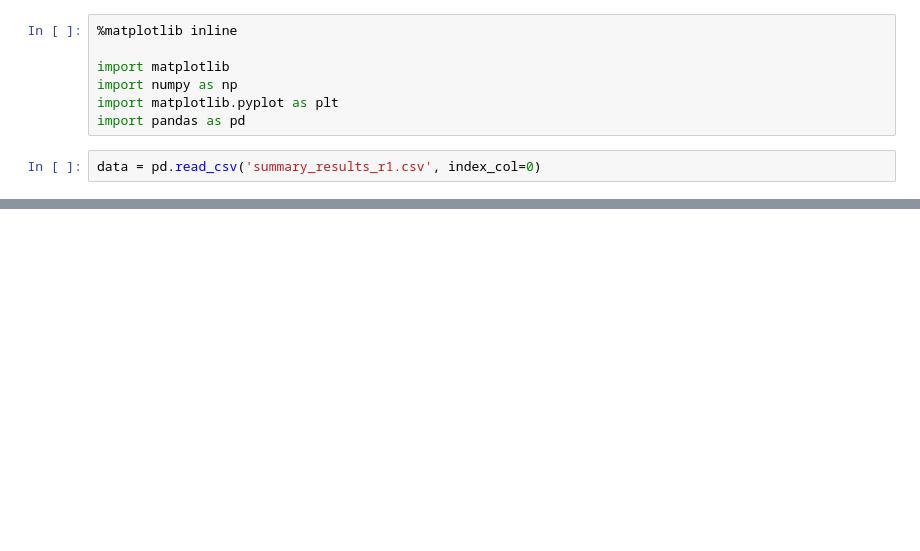
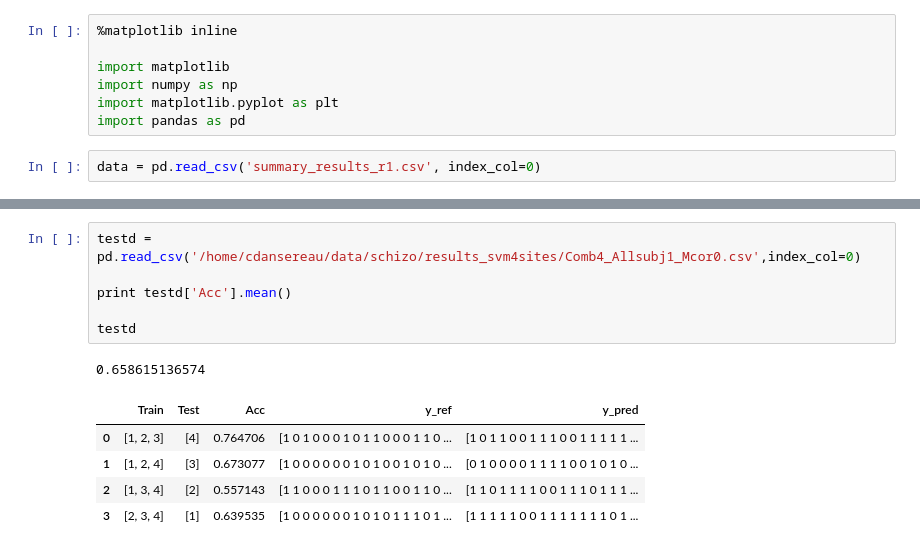
Before and after one commit to SIMEXP/schizo_multisite, a Jupyter notebook: figures/boxplot_acc.ipynb, the cells around one changed output, grey strips where cells are left out. Drawn from its saved outputs; the diff is of its cells as text; blank space fills up the shorter version.

```diff
--- a/figures/boxplot_acc.ipynb
+++ b/figures/boxplot_acc.ipynb
@@ -99,0 +83,13 @@ Weight ratio [ 0.70348837  0.86428571  1.16346154  1.77941176]
+# %%
+testd = pd.read_csv('/home/cdansereau/data/schizo/results_svm4sites/Comb4_Allsubj1_Mcor0.csv',index_col=0)
+
+print testd['Acc'].mean()
+
+testd
+# %% [output]
+0.658615136574
+|  | Train | Test | Acc | y_ref | y_pred |
+| 0 | [1, 2, 3] | [4] | 0.764706 | [1 0 1 0 0 0 1 0 1 1 0 0 0 1 1 0 ... | [1 0 1 1 0 0 1 1 1 0 0 1 1 1 1 1 ... |
+| 1 | [1, 2, 4] | [3] | 0.673077 | [1 0 0 0 0 0 0 1 0 1 0 0 1 0 1 0 ... | [0 1 0 0 0 0 1 1 1 1 0 0 1 0 1 0 ... |
+| 2 | [1, 3, 4] | [2] | 0.557143 | [1 1 0 0 0 1 1 1 0 1 1 0 0 1 1 0 ... | [1 1 0 1 1 1 1 0 0 1 1 1 0 1 1 1 ... |
+| 3 | [2, 3, 4] | [1] | 0.639535 | [1 0 0 0 0 0 0 1 0 1 0 1 1 1 0 1 ... | [1 1 1 1 1 0 0 1 1 1 1 1 1 1 0 1 ... |
```
Also changed, not shown: parts of 15 cells of this notebook, 36 other files.
